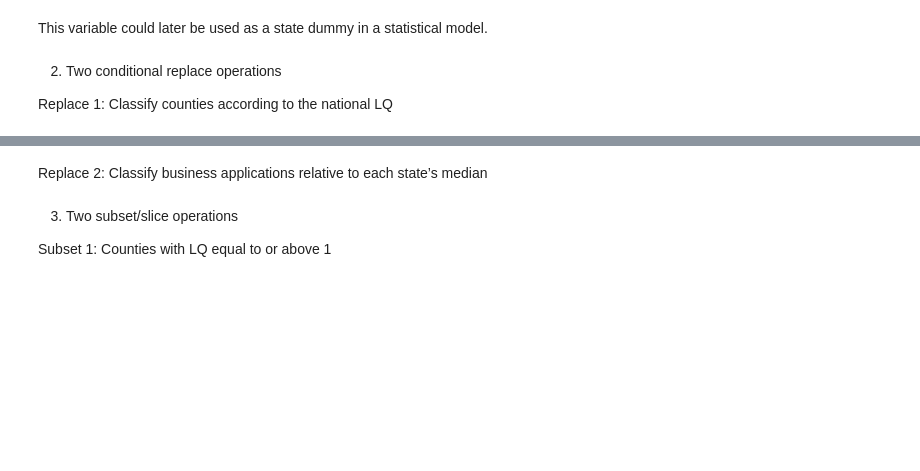
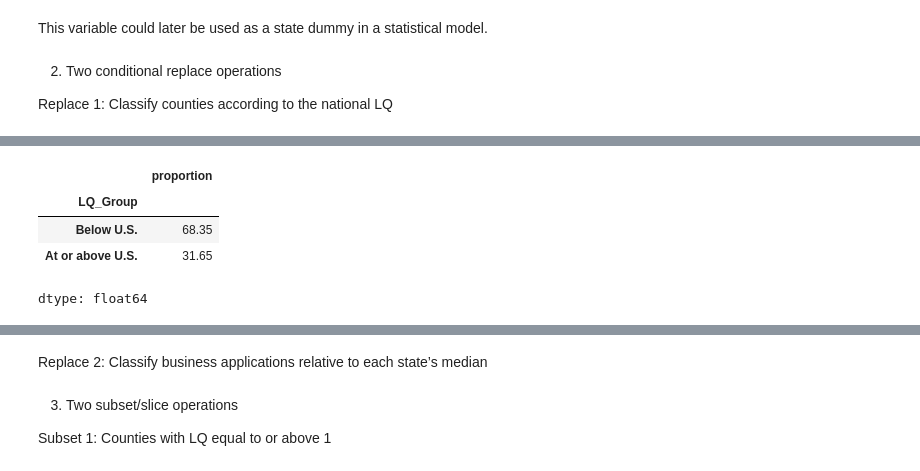
Before and after one commit to shirleyrutgers/DataManPy, a Jupyter notebook: ps2dataman.ipynb, the cells around one changed output, grey strips where cells are left out. Drawn from its saved outputs; the diff is of its cells as text; code cells hidden in the pictures; blank space fills up the shorter version.

```diff
--- a/ps2dataman.ipynb
+++ b/ps2dataman.ipynb
@@ -1620,0 +1630,9 @@ business_priv_clean.loc[
+# %%
+# Percentage of counties in each LQ category
+business_priv_clean['LQ_Group'].value_counts(normalize=True).mul(100).round(2)
+# %% [output]
+|  | proportion |
+| LQ_Group |  |
+| Below U.S. | 68.35 |
+| At or above U.S. | 31.65 |
+dtype: float64
```
Also changed, not shown: parts of 2 cells of this notebook.
